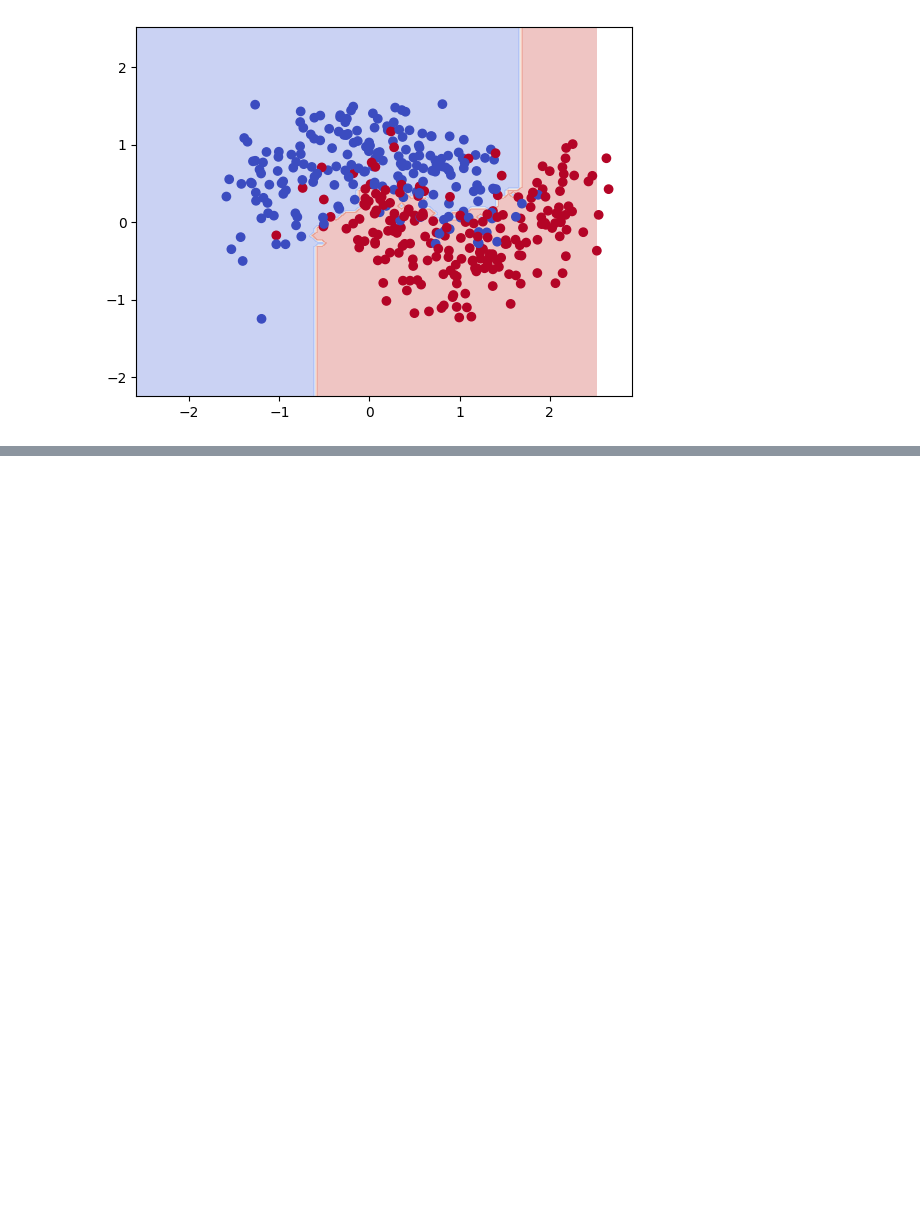
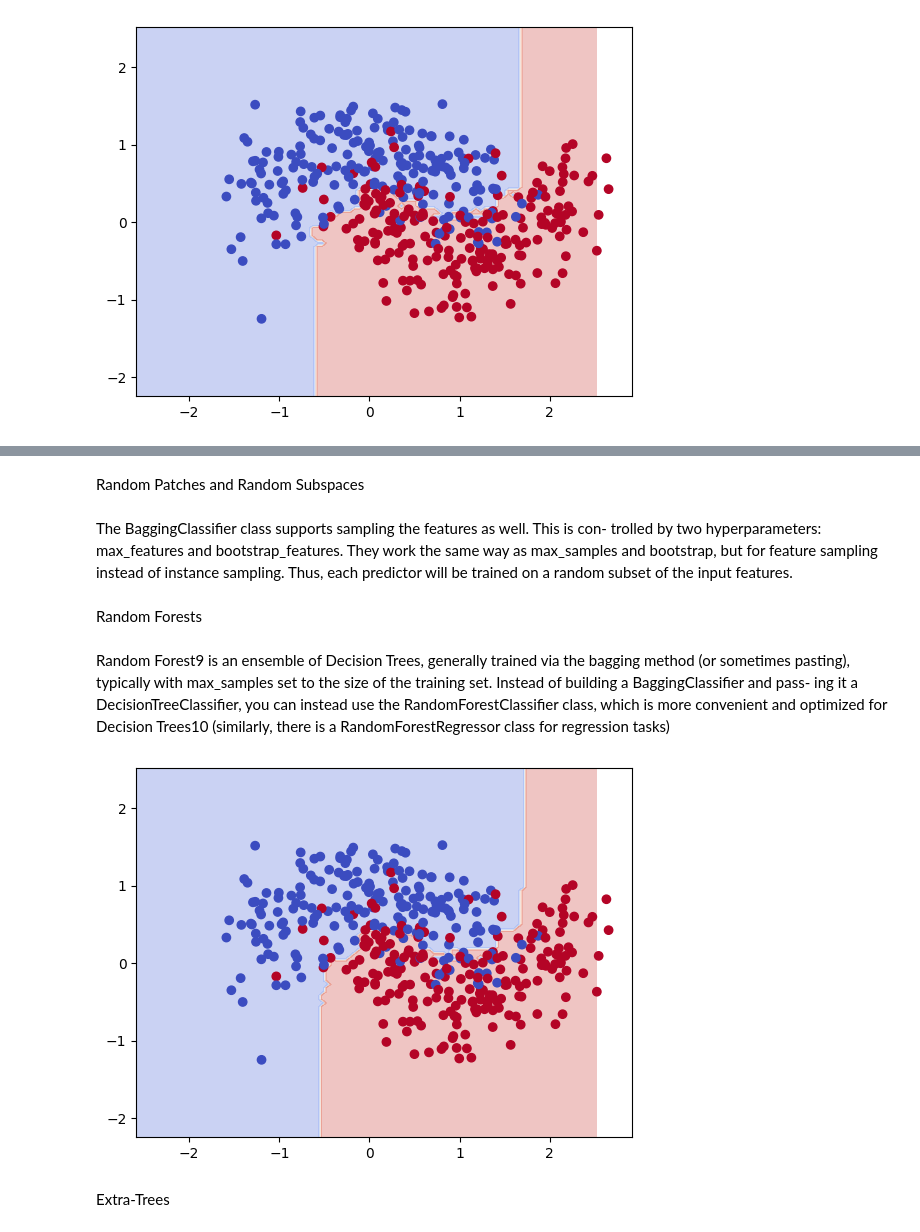
Before and after one commit to Amith1434/ML_Book_Journy, a Jupyter notebook: Chapter_7(Ensemble Learning and Random Forests).ipynb, the cells around one changed output, grey strips where cells are left out. Saved outputs shown, nothing was run; the diff lists cells and outputs as text; code cells hidden in the pictures; blank space fills up the shorter version.

```diff
--- a/Chapter_7(Ensemble Learning and Random Forests).ipynb
+++ b/Chapter_7(Ensemble Learning and Random Forests).ipynb
@@ -157,0 +173,6 @@ plt.show()
+# %%
+bag_clf = BaggingClassifier(
+    DecisionTreeClassifier(), n_estimators = 500,
+    bootstrap=True, n_jobs = 1, oob_score=True
+)
+bag_clf.fit(X_train,y_train)
@@ -157,0 +212,43 @@ plt.show()
+# %% [markdown]
+Random Patches and Random Subspaces
+# %% [markdown]
+The BaggingClassifier class supports sampling the features as well. This is con‐
+trolled by two hyperparameters: max_features and bootstrap_features. They work
+the same way as max_samples and bootstrap, but for feature sampling instead of
+instance sampling. Thus, each predictor will be trained on a random subset of the
+input features.
+# %% [markdown]
+Random Forests
+# %% [markdown]
+ Random Forest9
+ is an ensemble of Decision Trees, generally
+trained via the bagging method (or sometimes pasting), typically with max_samples
+set to the size of the training set. Instead of building a BaggingClassifier and pass‐
+ing it a DecisionTreeClassifier, you can instead use the RandomForestClassifier
+class, which is more convenient and optimized for Decision Trees10 (similarly, there is
+a RandomForestRegressor class for regression tasks)
+# %%
+from sklearn.ensemble import RandomForestClassifier
+rnd_clf =  RandomForestClassifier(n_estimators = 500, max_leaf_nodes = 16, n_jobs=-1)
+rnd_clf.fit(X_train,y_train)
+y_pred = rnd_clf.predict(X_test)
+# %%
+
+X0_min, X0_max = X[:,0].min() - 1, X[:,1].max() + 1
+X1_min, X1_max = X[:,1].min() - 1, X[:,1].max() + 1
+xx, yy = np.meshgrid(
+    np.linspace(X0_min,X0_max,100),
+    np.linspace(X1_min, X1_max, 100)
+)
+
+X_new = np.c_[xx.ravel(),yy.ravel()]
+y_pred = rnd_clf.predict(X_new)
+y_pred = y_pred.reshape(xx.shape)
+
+plt.contourf(xx,yy,y_pred,alpha = .3, cmap ="coolwarm")
+plt.scatter(X[:,0],X[:,1], c= y, cmap = 'coolwarm')
+plt.show()
+# %% [output]
+[figure, added]
+# %% [markdown]
+Extra-Trees
```
Also changed, not shown: parts of 36 cells of this notebook.
